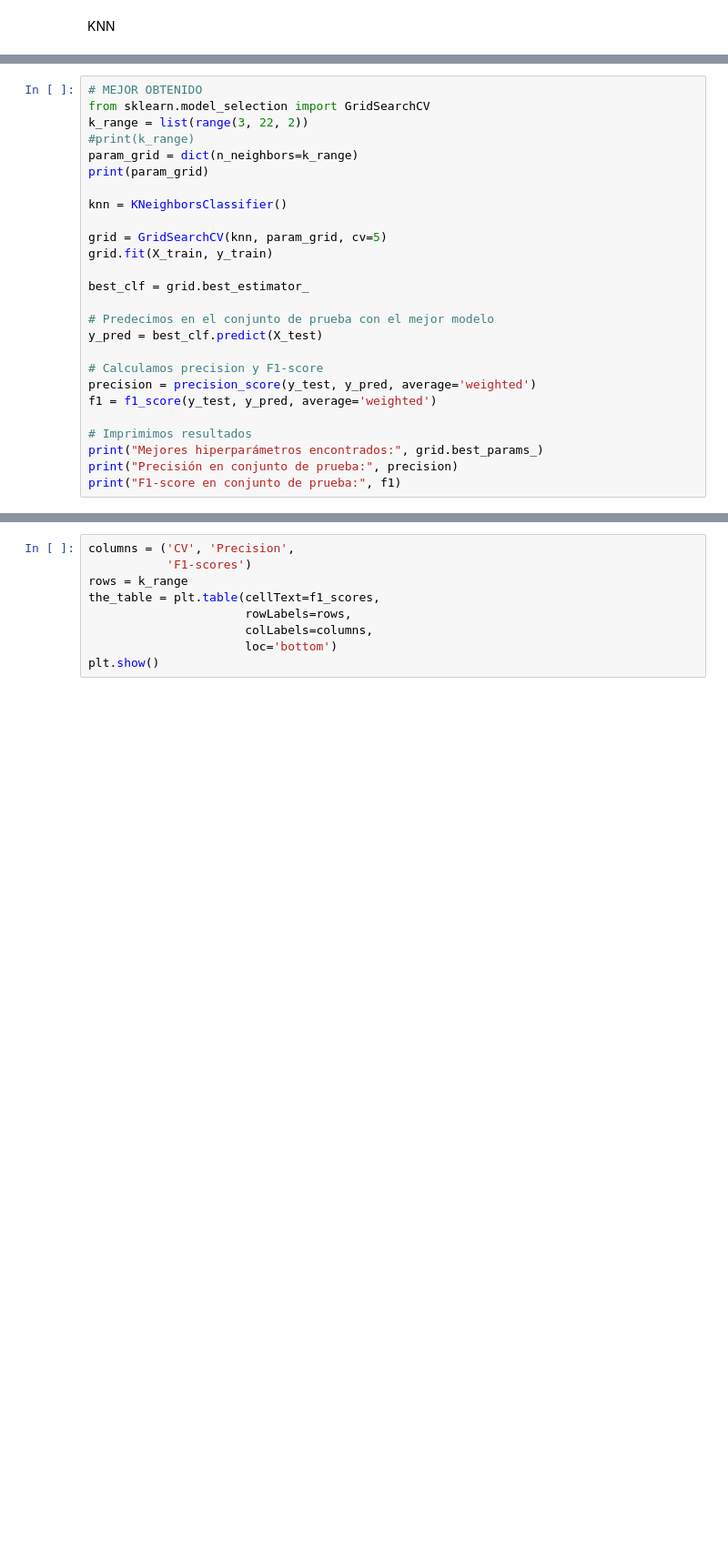
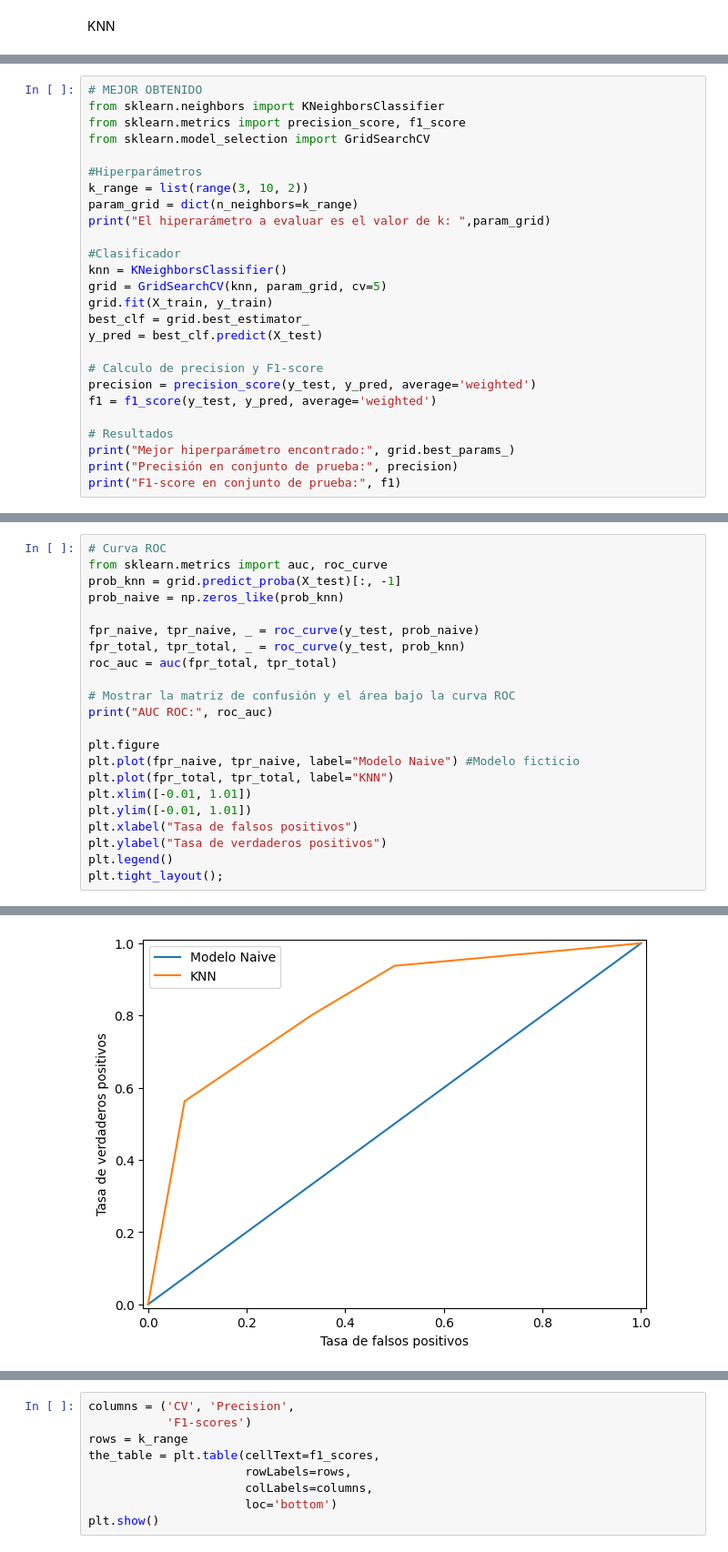
Before and after one commit to Vic-bit/aprMaqI_CEIA, a Jupyter notebook: AprMaq1_TP_final_copiaVic.ipynb, the cells around one changed output, grey strips where cells are left out. Shown at 91% size. Cells and saved outputs as stored; diff of their text form; blank space fills up the shorter version.

```diff
--- a/AprMaq1_TP_final_copiaVic.ipynb
+++ b/AprMaq1_TP_final_copiaVic.ipynb
@@ -220,27 +219,27 @@ F1-scores: 0.8229166666666666
 # %%
 # MEJOR OBTENIDO
+from sklearn.neighbors import KNeighborsClassifier
+from sklearn.metrics import precision_score, f1_score
 from sklearn.model_selection import GridSearchCV
-k_range = list(range(3, 22, 2))
-#print(k_range)
+
+#Hiperparámetros
+k_range = list(range(3, 10, 2))
 param_grid = dict(n_neighbors=k_range)
-print(param_grid)
+print("El hiperarámetro a evaluar es el valor de k: ",param_grid)
 
+#Clasificador
 knn = KNeighborsClassifier()
-
 grid = GridSearchCV(knn, param_grid, cv=5)
 grid.fit(X_train, y_train)
-
 best_clf = grid.best_estimator_
-
-# Predecimos en el conjunto de prueba con el mejor modelo
 y_pred = best_clf.predict(X_test)
 
-# Calculamos precision y F1-score
+# Calculo de precision y F1-score
 precision = precision_score(y_test, y_pred, average='weighted')
 f1 = f1_score(y_test, y_pred, average='weighted')
 
-# Imprimimos resultados
-print("Mejores hiperparámetros encontrados:", grid.best_params_)
+# Resultados
+print("Mejor hiperparámetro encontrado:", grid.best_params_)
 print("Precisión en conjunto de prueba:", precision)
 print("F1-score en conjunto de prueba:", f1)
 # %% [output]
@@ -250,0 +263,23 @@ F1-score en conjunto de prueba: 0.7609186602870813
+# %%
+# Curva ROC
+from sklearn.metrics import auc, roc_curve
+prob_knn = grid.predict_proba(X_test)[:, -1]
+prob_naive = np.zeros_like(prob_knn)
+
+fpr_naive, tpr_naive, _ = roc_curve(y_test, prob_naive)
+fpr_total, tpr_total, _ = roc_curve(y_test, prob_knn)
+roc_auc = auc(fpr_total, tpr_total)
+
+# Mostrar la matriz de confusión y el área bajo la curva ROC
+print("AUC ROC:", roc_auc)
+
+plt.figure
+plt.plot(fpr_naive, tpr_naive, label="Modelo Naive") #Modelo ficticio
+plt.plot(fpr_total, tpr_total, label="KNN")
+plt.xlim([-0.01, 1.01])
+plt.ylim([-0.01, 1.01])
+plt.xlabel("Tasa de falsos positivos")
+plt.ylabel("Tasa de verdaderos positivos")
+plt.legend()
+plt.tight_layout();
+# %% [output]
@@ -251 +287,2 @@ F1-score en conjunto de prueba: 0.7609186602870813
+[figure, added]
 # %%
```
Also changed, not shown: parts of 6 cells of this notebook.
